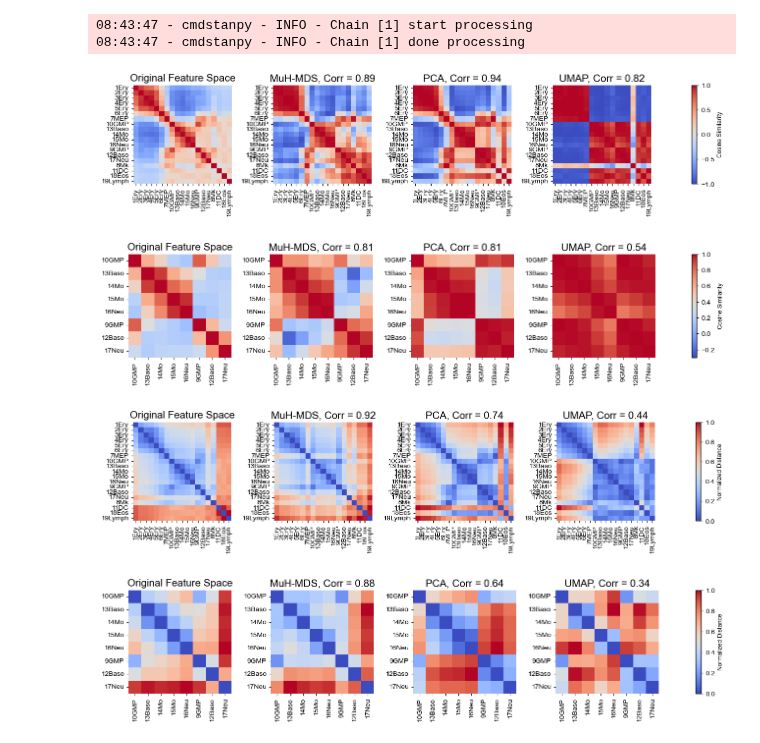
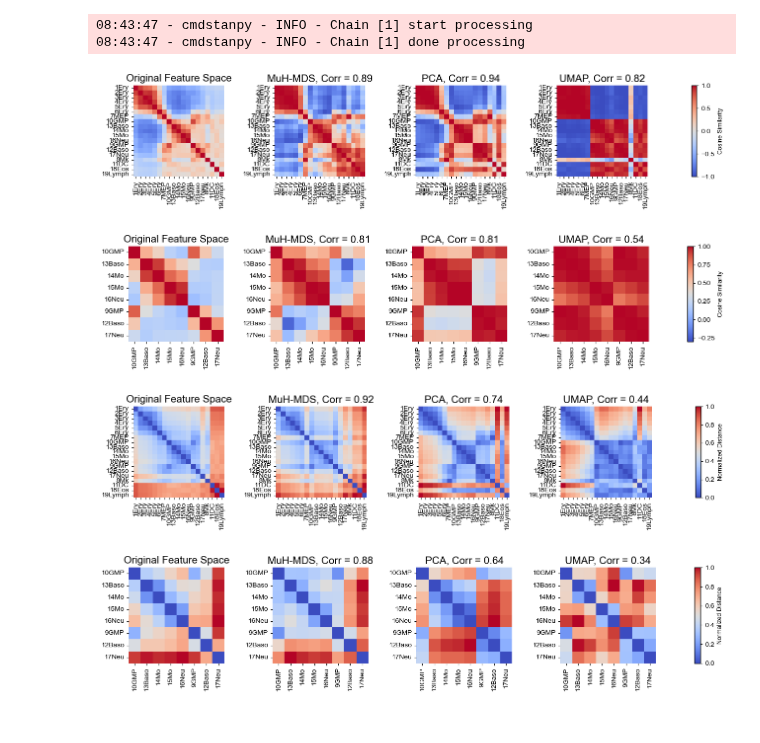
Before and after one commit to ymch815/Multiscale-HMDS, a Jupyter notebook: figures/Fig5-Paul.ipynb, the cells around one changed output. Drawn from its saved outputs; the diff is of its cells as text; code cells hidden in the pictures.

```diff
--- a/figures/Fig5-Paul.ipynb
+++ b/figures/Fig5-Paul.ipynb
@@ -331,35 +331,37 @@ for ords_by_group in [ords_by_group1,ords_by_group2]:
     axs[0].set_title('Original Feature Space', fontsize=15)
     axs[0].set_aspect('equal')
 
     for i,df in enumerate(dfs):
         df_ = df.drop(columns=['radius'])
         if i == 0: # map to tangent space for MuH-MDS
             tangent_coords = emb.logmap(datarc)
             df_.iloc[:,1:] = tangent_coords
         centroids = df_.groupby('paul15_clusters').mean().loc[cluster_labels].values
         if i == 0:
             centroids = emb.expmap(centroids) # back to poincare coordinates
         # compute pairwise cosine similarity
         simmat = cosine_similarity(centroids)
         # plot heatmap
         im = sn.heatmap(simmat,xticklabels=cluster_labels,yticklabels=cluster_labels,ax=axs[i+1],
                 cmap='coolwarm',vmin=vthre,vmax=1,cbar=False)
 
         # set x and y to be equal aspect
         axs[i+1].set_aspect('equal')
 
         # compute correlation and relative distortion with original feature space
         corr = stats.spearmanr(simmat_ori[np.triu_indices(len(cluster_labels),k=1)],
                               simmat[np.triu_indices(len(cluster_labels),k=1)]).correlation
         axs[i+1].set_title(names[i]+', Corr = %.2f'%(corr), fontsize=15)
     mappable = axs[-1].collections[0]
     cbar = fig.colorbar(mappable, cax=cax)
     cbar.set_label("Cosine Similarity")
     plt.tight_layout()
     savelabel = 'GMP' if ords_by_group==ords_by_group2 else 'all'
+
+    plt.tight_layout()
 # %% [output]
-[figure, old version]
+[figure, new version]
-[figure, old version]
+[figure, new version]
 # %%
 # cluster pairwise distance in 3 embedding spaces
 for ords_by_group in [ords_by_group1,ords_by_group2]:
@@ -408,9 +410,11 @@ for ords_by_group in [ords_by_group1,ords_by_group2]:
     cbar.set_label("Normalized Distance")
     plt.tight_layout()
     savelabel = 'GMP' if ords_by_group==ords_by_group2 else 'all'
+
+    plt.tight_layout()
 # %% [output]
-[figure, old version]
+[figure, new version]
-[figure, old version]
+[figure, new version]
 # %%
 # visualize 3D embedding
 dfs = [df_mhmds,df_pca,df_umap]
```
Also changed, not shown: 21 other files.
